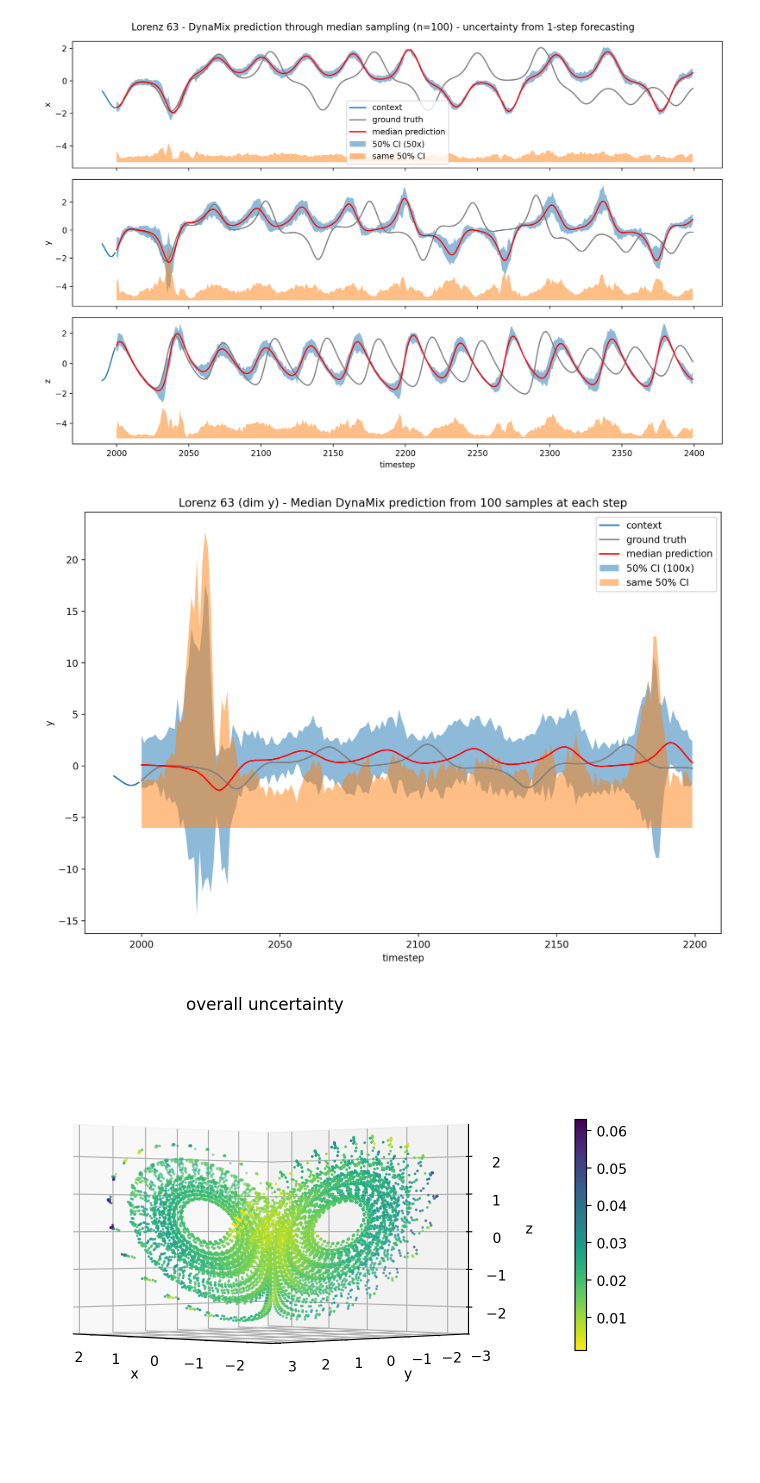
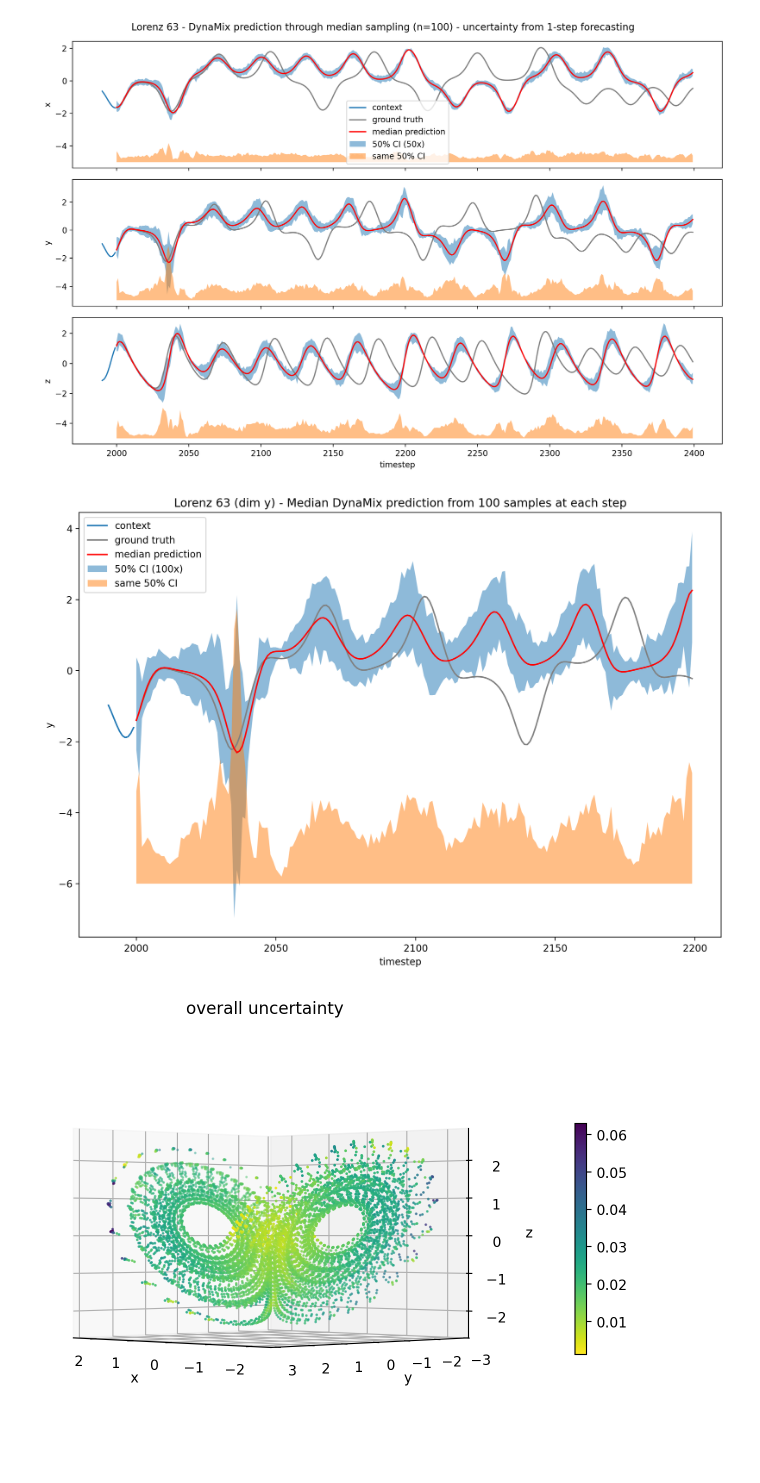
Before and after one commit to Fjallripa/DynaMix, a Jupyter notebook: notebooks/Uncertainty quantification.ipynb, the cells around one changed output. Drawn from its saved outputs; the diff is of its cells as text; code cells hidden in the pictures.

```diff
--- a/notebooks/Uncertainty quantification.ipynb
+++ b/notebooks/Uncertainty quantification.ipynb
@@ -62,7 +237,7 @@ ensemble_forecast_length = 1
 if new_prediction:
     # Make prediction with uncertainty using the forecasting pipeline
     with torch.no_grad():  # No gradient tracking needed for inference
-        reconstruction_w_uncertainty = forecaster.forecast_w_uncertainty(
+        reconstruction_att_noise = forecaster.forecast_att_noise(
             context=context_tensor,
             horizon=T,
             num_samples=num_samples,
@@ -70,16 +245,16 @@ if new_prediction:
             standardize=True,
         )
     # Convert back to numpy for evaluation and plotting
-    reconstruction_w_uncertainty_np = reconstruction_w_uncertainty.cpu().numpy()
+    reconstruction_att_noise_np = reconstruction_att_noise.cpu().numpy()
 
     # Save prediction
     with open(f"predictions/{system}{file_name_postfix}.npy", 'wb') as f:
-        np.save(f, reconstruction_w_uncertainty_np)
+        np.save(f, reconstruction_att_noise_np)
 
 else:
     # Load prediction
     with open(f"predictions/{system}{file_name_postfix}.npy", 'rb') as f:
-        reconstruction_w_uncertainty_np = np.load(f)
+        reconstruction_att_noise_np = np.load(f)
 
-print("Prediction_w_uncertainty shape: ", reconstruction_w_uncertainty_np.shape)
+print("Prediction_att_noise shape: ", reconstruction_att_noise_np.shape)
 # %% [output]
@@ -150,37 +325,37 @@ plt.plot(t_c, context[CS:,dim], label="context")
 # plotting some of the ground truth
 PL = 200   # "prediction length" = how many steps after the context are plotted
 t_gt = np.arange(CL, CL+PL)
 plt.plot(t_gt, ground_truth[:PL,dim], c='grey', label="ground truth")
 
 # plotting the median prediction incl. uncertainty range
 exageration = 100
-median = np.quantile(reconstruction_w_uncertainty_np, 0.5, axis=1)
-upper  = np.quantile(reconstruction_w_uncertainty_np, 0.75, axis=1)
-lower  = np.quantile(reconstruction_w_uncertainty_np, 0.25, axis=1)
+median = np.quantile(reconstruction_att_noise_np, 0.5, axis=1)
+upper  = np.quantile(reconstruction_att_noise_np, 0.75, axis=1)
+lower  = np.quantile(reconstruction_att_noise_np, 0.25, axis=1)
 
 plt.plot(t_gt, median[:PL, dim], c='r', label="median prediction")   # median
 
 plt.fill_between(t_gt,
      exageration * (upper[:PL, dim] - median[:PL, dim]) + median[:PL, dim],
      exageration * (lower[:PL, dim] - median[:PL, dim]) + median[:PL, dim],
      alpha = 0.5, label=f"50% CI ({exageration}x)"
 )   # 50% uncertainty range around the median
 
 plt.fill_between(t_gt,
      exageration * (upper[:PL, dim] - lower[:PL, dim]) - 6,
      -6, alpha = 0.5, label="same 50% CI"
 )    # same unc. range plotted below for clarity
 
 # labeling
 dimension = ["x", "y", "z"]
 plt.title(f"Lorenz 63 (dim {dimension[dim]}) - Median DynaMix prediction from {num_samples} samples at each step")
 plt.xlabel("timestep")
 plt.ylabel(dimension[dim])
 plt.legend()
 
 plt.show()
 # %% [output]
-[figure, old version]
+[figure, new version]
 # %%
 fig=plt.figure(figsize=(8, 6))
 ax = fig.add_subplot(projection='3d')
```
Also changed, not shown: parts of 29 cells of this notebook, 4 other files.
